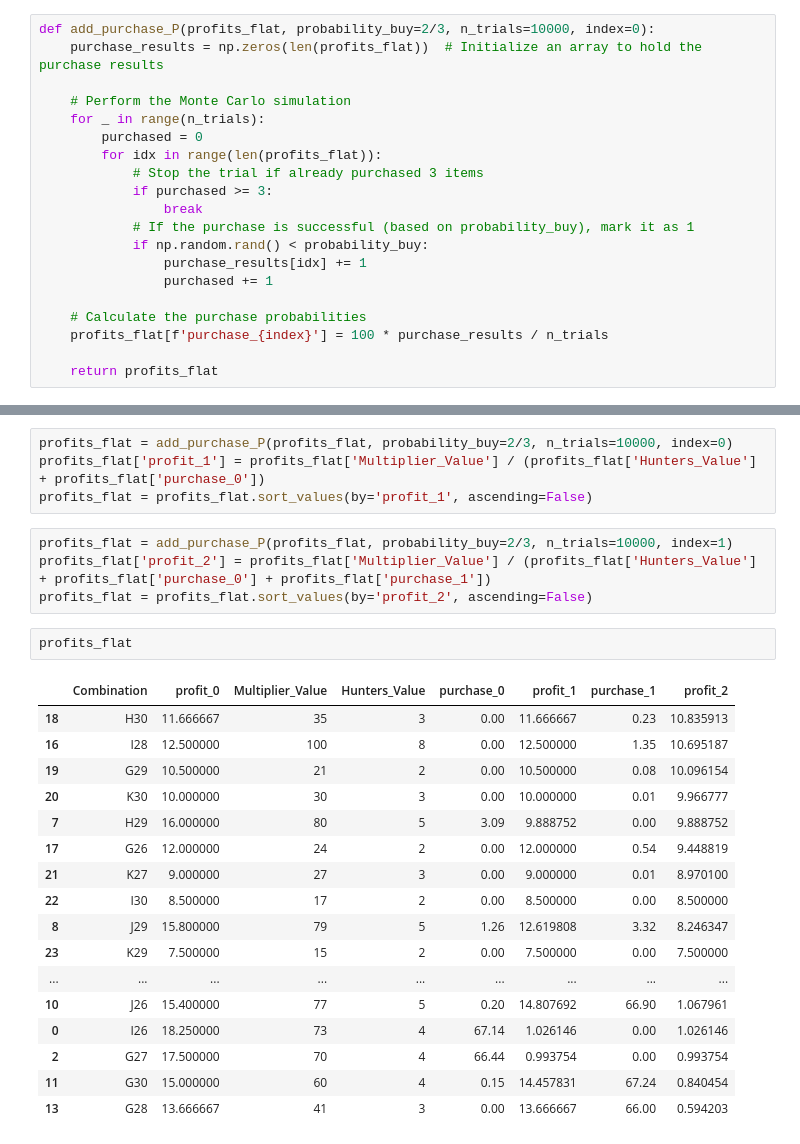
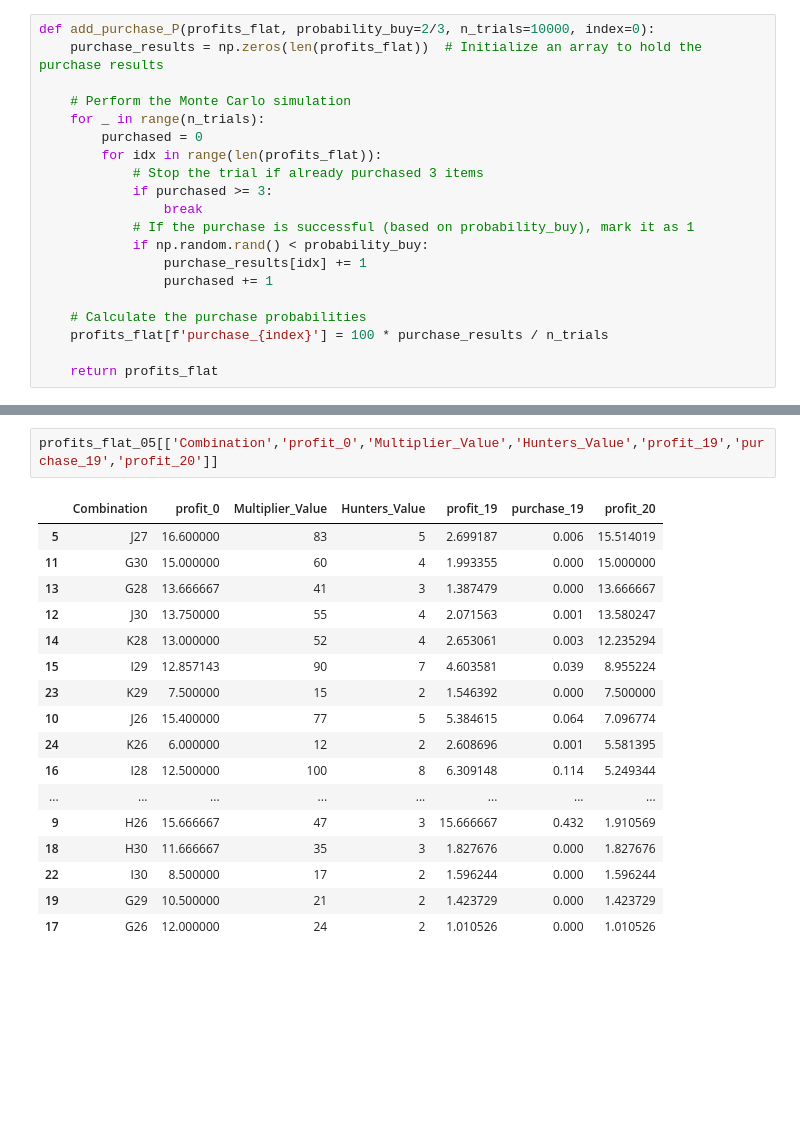
Before and after one commit to ocoropuj/IMC_Prosperity_Huskies, a Jupyter notebook: Round 3/manual.ipynb, the cells around one changed output, grey strips where cells are left out. Drawn from its saved outputs; the diff is of its cells as text; blank space fills up the shorter version.

```diff
--- a/Round 3/manual.ipynb
+++ b/Round 3/manual.ipynb
@@ -139,28 +187,20 @@ profits_flat
-# %%
-profits_flat = add_purchase_P(profits_flat, probability_buy=2/3, n_trials=10000, index=0)
-profits_flat['profit_1'] = profits_flat['Multiplier_Value'] / (profits_flat['Hunters_Value'] + profits_flat['purchase_0'])
-profits_flat = profits_flat.sort_values(by='profit_1', ascending=False)
-# %%
-profits_flat = add_purchase_P(profits_flat, probability_buy=2/3, n_trials=10000, index=1)
-profits_flat['profit_2'] = profits_flat['Multiplier_Value'] / (profits_flat['Hunters_Value'] + profits_flat['purchase_0'] + profits_flat['purchase_1'])
-profits_flat = profits_flat.sort_values(by='profit_2', ascending=False)
-# %%
-profits_flat
-# %% [output]
-|  | Combination | profit_0 | Multiplier_Value | Hunters_Value | purchase_0 | profit_1 | purchase_1 | profit_2 |
-| 18 | H30 | 11.666667 | 35 | 3 | 0.00 | 11.666667 | 0.23 | 10.835913 |
-| 16 | I28 | 12.500000 | 100 | 8 | 0.00 | 12.500000 | 1.35 | 10.695187 |
-| 19 | G29 | 10.500000 | 21 | 2 | 0.00 | 10.500000 | 0.08 | 10.096154 |
-| 20 | K30 | 10.000000 | 30 | 3 | 0.00 | 10.000000 | 0.01 | 9.966777 |
-| 7 | H29 | 16.000000 | 80 | 5 | 3.09 | 9.888752 | 0.00 | 9.888752 |
-| 17 | G26 | 12.000000 | 24 | 2 | 0.00 | 12.000000 | 0.54 | 9.448819 |
-| 21 | K27 | 9.000000 | 27 | 3 | 0.00 | 9.000000 | 0.01 | 8.970100 |
-| 22 | I30 | 8.500000 | 17 | 2 | 0.00 | 8.500000 | 0.00 | 8.500000 |
-| 8 | J29 | 15.800000 | 79 | 5 | 1.26 | 12.619808 | 3.32 | 8.246347 |
-| 23 | K29 | 7.500000 | 15 | 2 | 0.00 | 7.500000 | 0.00 | 7.500000 |
-| ... | ... | ... | ... | ... | ... | ... | ... | ... |
-| 10 | J26 | 15.400000 | 77 | 5 | 0.20 | 14.807692 | 66.90 | 1.067961 |
-| 0 | I26 | 18.250000 | 73 | 4 | 67.14 | 1.026146 | 0.00 | 1.026146 |
-| 2 | G27 | 17.500000 | 70 | 4 | 66.44 | 0.993754 | 0.00 | 0.993754 |
-| 11 | G30 | 15.000000 | 60 | 4 | 0.15 | 14.457831 | 67.24 | 0.840454 |
-| 13 | G28 | 13.666667 | 41 | 3 | 0.00 | 13.666667 | 66.00 | 0.594203 |
+# %%
+profits_flat_05[['Combination','profit_0','Multiplier_Value','Hunters_Value','profit_19','purchase_19','profit_20']]
+# %% [output]
+|  | Combination | profit_0 | Multiplier_Value | Hunters_Value | profit_19 | purchase_19 | profit_20 |
+| 5 | J27 | 16.600000 | 83 | 5 | 2.699187 | 0.006 | 15.514019 |
+| 11 | G30 | 15.000000 | 60 | 4 | 1.993355 | 0.000 | 15.000000 |
+| 13 | G28 | 13.666667 | 41 | 3 | 1.387479 | 0.000 | 13.666667 |
+| 12 | J30 | 13.750000 | 55 | 4 | 2.071563 | 0.001 | 13.580247 |
+| 14 | K28 | 13.000000 | 52 | 4 | 2.653061 | 0.003 | 12.235294 |
+| 15 | I29 | 12.857143 | 90 | 7 | 4.603581 | 0.039 | 8.955224 |
+| 23 | K29 | 7.500000 | 15 | 2 | 1.546392 | 0.000 | 7.500000 |
+| 10 | J26 | 15.400000 | 77 | 5 | 5.384615 | 0.064 | 7.096774 |
+| 24 | K26 | 6.000000 | 12 | 2 | 2.608696 | 0.001 | 5.581395 |
+| 16 | I28 | 12.500000 | 100 | 8 | 6.309148 | 0.114 | 5.249344 |
+| ... | ... | ... | ... | ... | ... | ... | ... |
+| 9 | H26 | 15.666667 | 47 | 3 | 15.666667 | 0.432 | 1.910569 |
+| 18 | H30 | 11.666667 | 35 | 3 | 1.827676 | 0.000 | 1.827676 |
+| 22 | I30 | 8.500000 | 17 | 2 | 1.596244 | 0.000 | 1.596244 |
+| 19 | G29 | 10.500000 | 21 | 2 | 1.423729 | 0.000 | 1.423729 |
+| 17 | G26 | 12.000000 | 24 | 2 | 1.010526 | 0.000 | 1.010526 |
```
Also changed, not shown: parts of 6 cells of this notebook, 1 other file.
